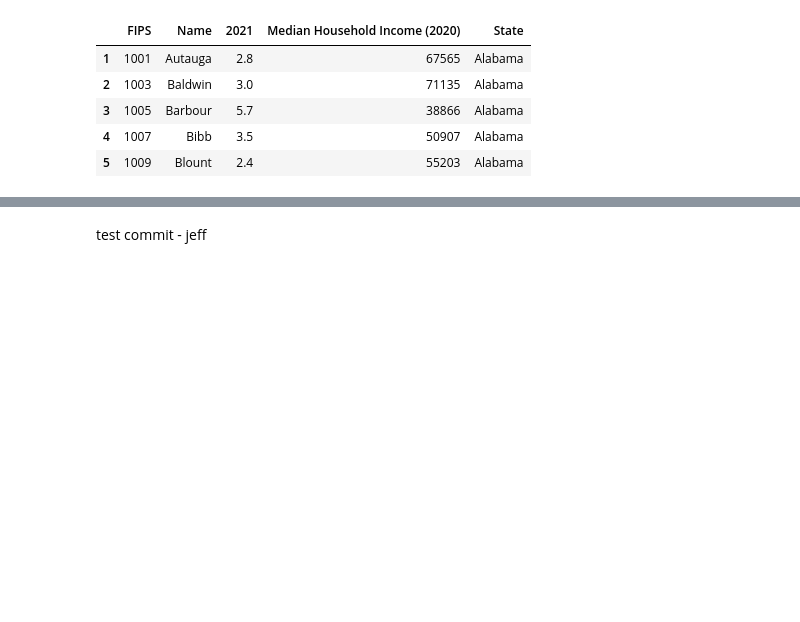
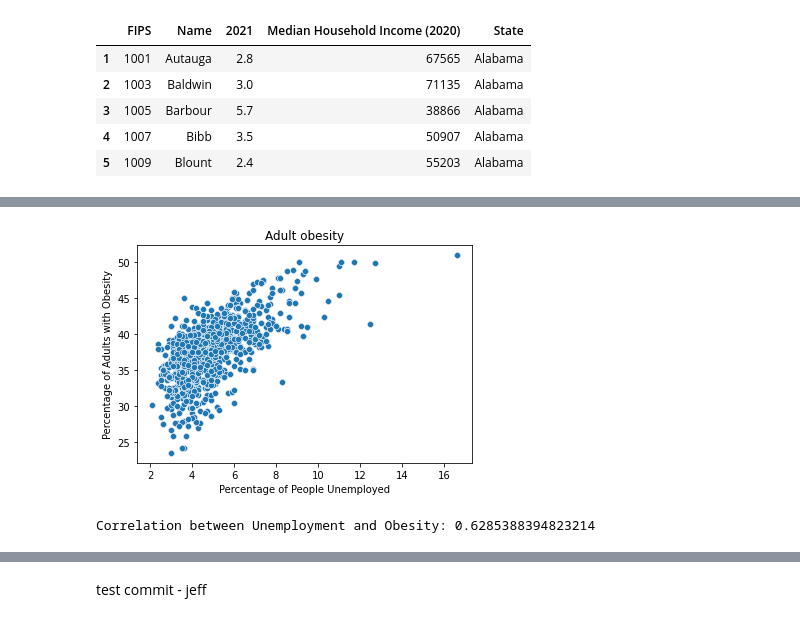
Before and after one commit to donovannickol/cs216project, a Jupyter notebook: CS_216_Project_Exploratory_Notebook.ipynb, the cells around one changed output, grey strips where cells are left out. Saved outputs shown, nothing was run; the diff lists cells and outputs as text; code cells hidden in the pictures; blank space fills up the shorter version.

```diff
--- a/CS_216_Project_Exploratory_Notebook.ipynb
+++ b/CS_216_Project_Exploratory_Notebook.ipynb
@@ -144,6 +146,10 @@ edu_df = edu_df.drop(columns=['Unnamed: 9', 'Unnamed: 10', 'Unnamed: 11', 'Unnam
 edu_df["county"] = edu_df["county"].str.strip()
 edu_df["county"] = edu_df["county"].str[:-4]
 edu_df.to_csv("Data/Education/EducationReport-Full.csv", index=False, mode='w+')
+edu_df = edu_df.replace('%','', regex=True)
+edu_df = edu_df.astype({"rate_2010": float})
+
+
 
 print(edu_df.columns)
 
@@ -415,0 +433,19 @@ pop_pov_obesity_df.plot.line(x='pop_percentage', y='Adult obesity: % Adults with
+# %%
+chart_unemp = total_df[['Percentage_Unemployed', 'Adult obesity: % Adults with Obesity']]
+
+chart = sns.scatterplot(
+    x="Percentage_Unemployed",
+    y="Adult obesity: % Adults with Obesity",
+    data=chart_unemp
+)
+
+chart.set_title('Adult obesity')
+chart.set(xlabel='Percentage of People Unemployed', ylabel='Percentage of Adults with Obesity')
+
+plt.show()
+correlation = total_df.corr()
+unempobcorr = correlation.loc['Percentage_Unemployed', 'Adult obesity: % Adults with Obesity']
+print("Correlation between Unemployment and Obesity: " + str(unempobcorr))
+# %% [output]
+[figure, added]
+Correlation between Unemployment and Obesity: 0.6285388394823214
```
Also changed, not shown: parts of 9 cells of this notebook.
